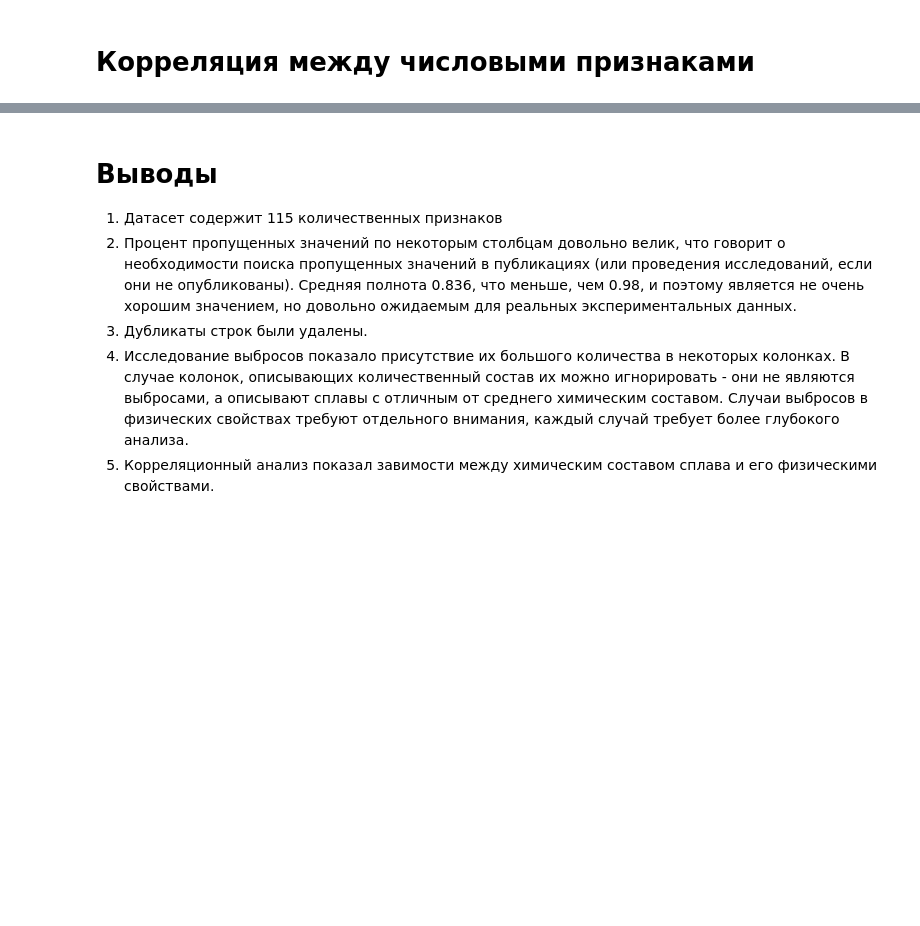
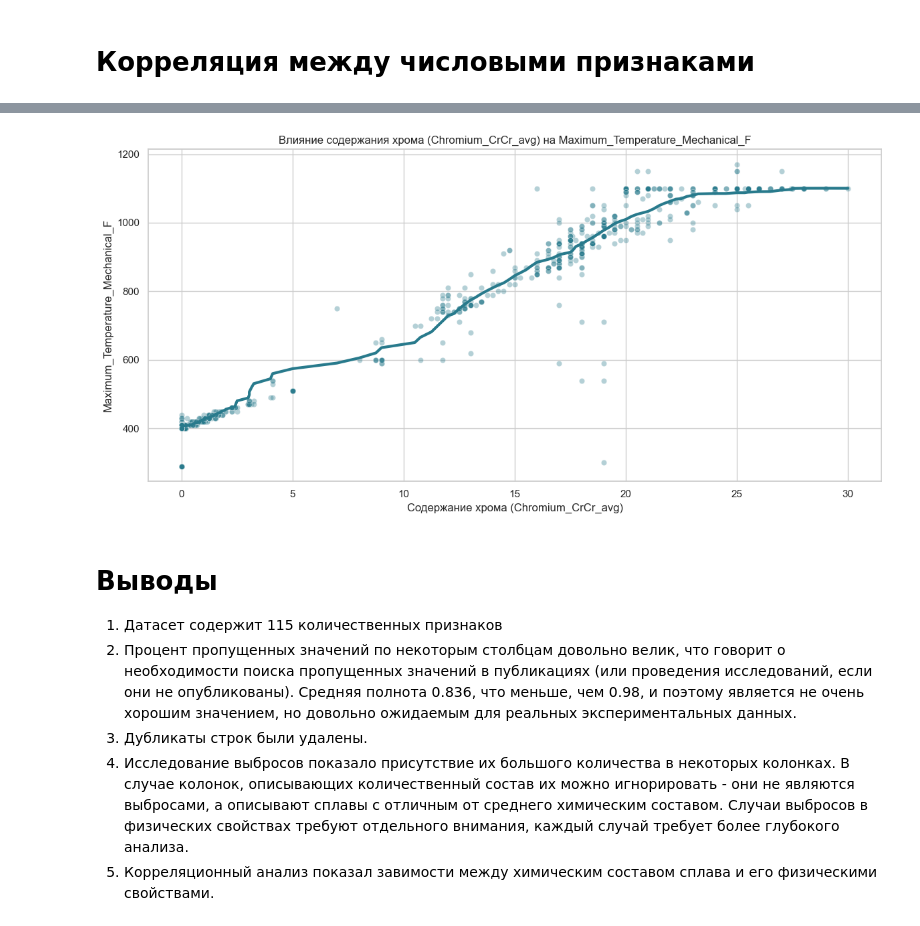
Before and after one commit to stnvaaa-a11y/Engineering-Data-Management, a Jupyter notebook: notebooks/EDA.ipynb, the cells around one changed output, grey strips where cells are left out. Cells and saved outputs as stored; diff of their text form; code cells hidden in the pictures; blank space fills up the shorter version.

```diff
--- a/notebooks/EDA.ipynb
+++ b/notebooks/EDA.ipynb
@@ -458,3 +457,82 @@ plot_correlation_maps(df_clean, phys_cols, chem_cols, method="pearson", annotate
+# %%
+def plot_chromium_vs_max_temp(
+    df: pd.DataFrame,
+    chromium_col: str = "Chromium_CrCr_avg",
+    target_col: str = "Maximum_Temperature_Mechanical_F",
+    smooth_window_frac: float = 0.15,
+    show_scatter: bool = True,
+    figsize: tuple = (12, 6)
+):
+
+    # Строит кривую зависимости параметра Maximum_Temperature_Mechanical_F от содержания хрома в сплаве
+
+    sns.set_theme(style="whitegrid")
+    line_color = sns.color_palette("crest", 6)[3]
+
+    # Подготовка данных: оставляем только нужные колонки и удаляем NaN
+    sub = df[[chromium_col, target_col]].dropna()
+
+    # Усредняем дубликаты X и сортируем по X
+    grp = (
+        sub.groupby(chromium_col, as_index=False)[target_col]
+        .mean()
+        .sort_values(by=chromium_col)
+    )
+
+    # Сглаживание по Y
+    n = len(grp)
+    window = max(5, int(np.ceil(smooth_window_frac * n)))
+    if window % 2 == 0:
+        window += 1
+    y_smooth = (
+        grp[target_col]
+        .rolling(window=window, center=True, min_periods=max(3, window // 3))
+        .mean()
+        .interpolate(limit_direction="both")
+    )
+    smooth_df = pd.DataFrame({
+        chromium_col: grp[chromium_col].values,
+        target_col: y_smooth.values
+    })
+
+    fig, ax = plt.subplots(figsize=figsize)
+
+    # Необработанные точки (для контекста)
+    if show_scatter:
+        sns.scatterplot(
+            data=sub,
+            x=chromium_col, y=target_col,
+            color=line_color, alpha=0.35, s=35, ax=ax
+        )
+
+    # Сглаженная кривая
+    sns.lineplot(
+        data=smooth_df,
+        x=chromium_col, y=target_col,
+        color=line_color, linewidth=3,
+        errorbar=None, estimator=None, sort=True,
+        ax=ax
+    )
+
+    # Подписи и оформление
+    ax.set_title("Влияние содержания хрома (Chromium_CrCr_avg) на Maximum_Temperature_Mechanical_F")
+    ax.set_xlabel("Содержание хрома (Chromium_CrCr_avg)")
+    ax.set_ylabel("Maximum_Temperature_Mechanical_F")
+    plt.tight_layout()
+    plt.show()
+
+
+
+plot_chromium_vs_max_temp(
+     df_clean,
+     chromium_col="Chromium_CrCr_avg",
+     target_col="Maximum_Temperature_Mechanical_F",
+     smooth_window_frac=0.15,
+     show_scatter=True,
+     figsize=(12, 6)
+ )
+# %% [output]
+[figure, added]
 # %% [markdown]
 # Выводы
 1. Датасет содержит 115 количественных признаков
```
Also changed, not shown: parts of 2 cells of this notebook.
